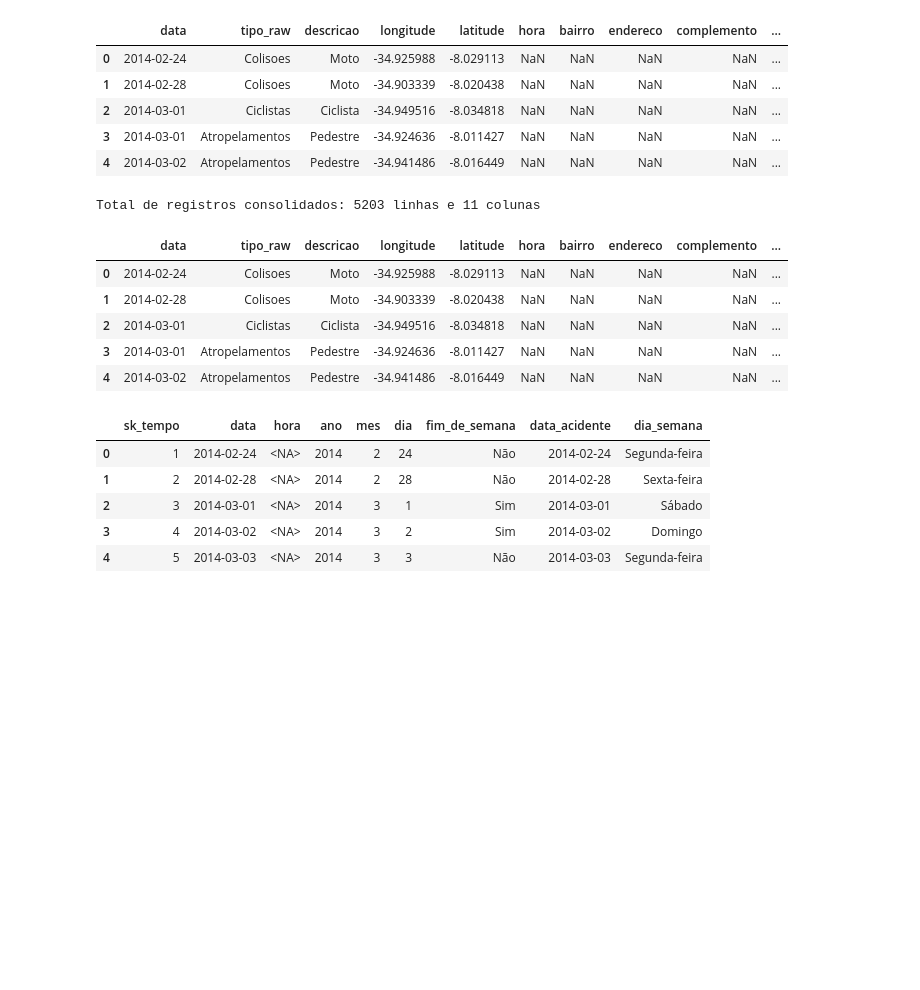
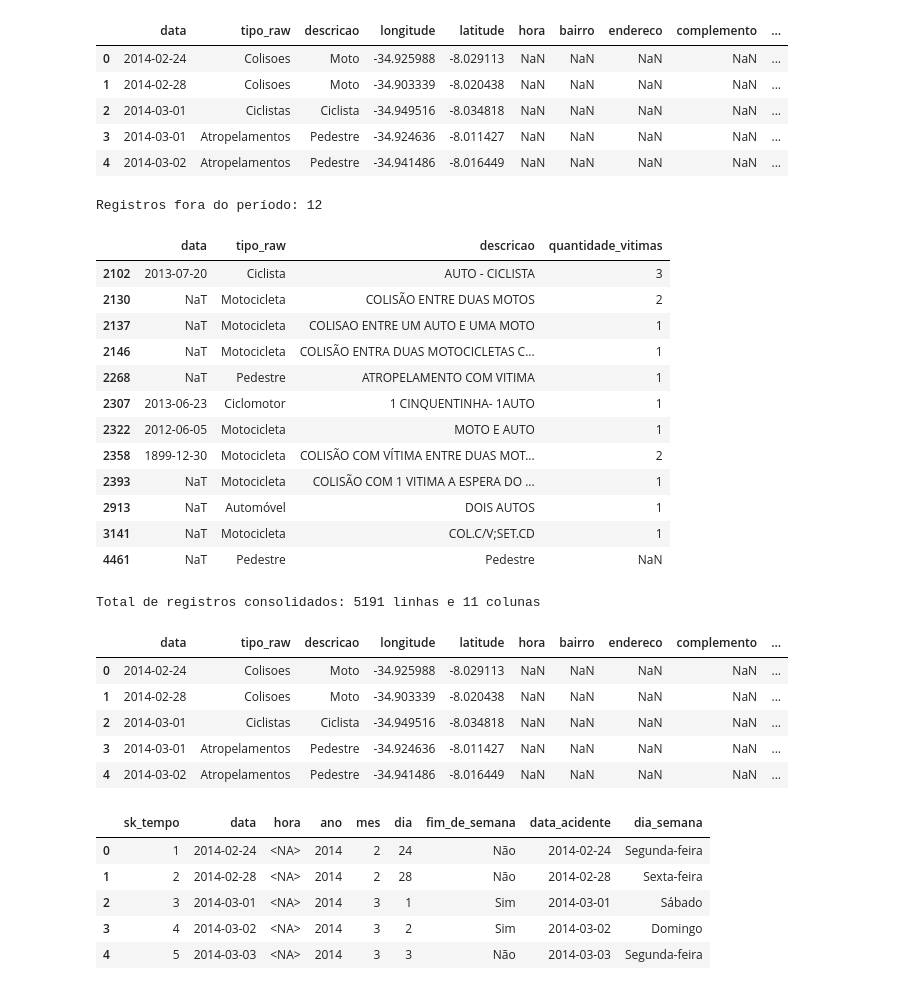
Before and after one commit to annecollier/Projeto-de-Integracao, a Jupyter notebook: pipelns/Pipeline_ETL_Acidentes.ipynb, the cells around one changed output. Cells and saved outputs as stored; diff of their text form; code cells hidden in the pictures; blank space fills up the shorter version.

```diff
--- a/pipelns/Pipeline_ETL_Acidentes.ipynb
+++ b/pipelns/Pipeline_ETL_Acidentes.ipynb
@@ -4,15 +9,15 @@ import pandas as pd
 import numpy as np
 
 #Alterar link de acordo com o caminho devido
-df_2014 = pd.read_csv('./data/2014/Acidentes-2014.csv', sep=';', encoding='utf-8')
-df_2015 = pd.read_csv('./data/2015/acidentes_2015.csv', sep=';', encoding='utf-8')
-df_2016 = pd.read_csv('./data/2016/acidentes_2016.csv', sep=';', encoding='utf-8')
+df_2014 = pd.read_csv('/content/drive/MyDrive/Projeto_integracao/data/Acidentes-2014.csv', sep=';', encoding='utf-8')
+df_2015 = pd.read_csv('/content/drive/MyDrive/Projeto_integracao/data/acidentes_2015.csv', sep=';', encoding='utf-8')
+df_2016 = pd.read_csv('/content/drive/MyDrive/Projeto_integracao/data/acidentes_2016.csv', sep=';', encoding='utf-8')
 
-df_janeiro_2015 = pd.read_csv('./data/2015/acidentes_janeiro_2015.csv', sep=',', encoding='utf-8')
-df_fevereiro_2015 = pd.read_csv('./data/2015/acidentes_fevereiro_2015.csv', sep=',', encoding='utf-8')
-df_marco_2015 = pd.read_csv('./data/2015/acidentes_marco_2015.csv', sep=',', encoding='utf-8')
-df_abril_2015 = pd.read_csv('./data/2015/acidentes_abril_2015.csv', sep=';', encoding='utf-8')
-df_maio_2015 = pd.read_csv('./data/2015/acidentes_maio_2015.csv', sep=';', encoding='utf-8')
+df_janeiro_2015 = pd.read_csv('/content/drive/MyDrive/Projeto_integracao/data/acidentes_janeiro_2015.csv', sep=',', encoding='utf-8')
+df_fevereiro_2015 = pd.read_csv('/content/drive/MyDrive/Projeto_integracao/data/acidentes_fevereiro_2015.csv', sep=',', encoding='utf-8')
+df_marco_2015 = pd.read_csv('/content/drive/MyDrive/Projeto_integracao/data/acidentes_marco_2015.csv', sep=',', encoding='utf-8')
+df_abril_2015 = pd.read_csv('/content/drive/MyDrive/Projeto_integracao/data/acidentes_abril_2015.csv', sep=';', encoding='utf-8')
+df_maio_2015 = pd.read_csv('/content/drive/MyDrive/Projeto_integracao/data/acidentes_maio_2015.csv', sep=';', encoding='utf-8')
 print("Bases carregadas com sucesso!")
 # %% [output]
 Bases carregadas com sucesso!
@@ -149,13 +154,44 @@ display(df_consolidado.head())
 | 2 | 2014-03-01 | Ciclistas | Ciclista | -34.949516 | -8.034818 | NaN | NaN | NaN | NaN | ... |
 | 3 | 2014-03-01 | Atropelamentos | Pedestre | -34.924636 | -8.011427 | NaN | NaN | NaN | NaN | ... |
 | 4 | 2014-03-02 | Atropelamentos | Pedestre | -34.941486 | -8.016449 | NaN | NaN | NaN | NaN | ... |
+# %%
+# =========================================================================
+# Remoção de datas anteriores a 2014
+# =========================================================================
+
+mask_periodo_valido = (
+    (df_consolidado['data'] >= pd.Timestamp('2014-01-01')) &
+    (df_consolidado['data'] < pd.Timestamp('2017-01-01'))
+)
+
+# Opcional: visualizar registros removidos
+registros_fora_periodo = df_consolidado[~mask_periodo_valido]
+print("Registros fora do período:", registros_fora_periodo.shape[0])
+display(registros_fora_periodo[['data', 'tipo_raw', 'descricao', 'quantidade_vitimas']].head(20))
+
+df_consolidado = df_consolidado[mask_periodo_valido].copy()
+# %% [output]
+Registros fora do período: 12
+|  | data | tipo_raw | descricao | quantidade_vitimas |
+| 2102 | 2013-07-20 | Ciclista | AUTO - CICLISTA | 3 |
+| 2130 | NaT | Motocicleta | COLISÃO ENTRE DUAS MOTOS | 2 |
+| 2137 | NaT | Motocicleta | COLISAO ENTRE UM AUTO E UMA MOTO | 1 |
+| 2146 | NaT | Motocicleta | COLISÃO ENTRA DUAS MOTOCICLETAS C... | 1 |
+| 2268 | NaT | Pedestre | ATROPELAMENTO COM VITIMA | 1 |
+| 2307 | 2013-06-23 | Ciclomotor | 1 CINQUENTINHA- 1AUTO | 1 |
+| 2322 | 2012-06-05 | Motocicleta | MOTO E AUTO | 1 |
+| 2358 | 1899-12-30 | Motocicleta | COLISÃO COM VÍTIMA ENTRE DUAS MOT... | 2 |
+| 2393 | NaT | Motocicleta | COLISÃO COM 1 VITIMA A ESPERA DO ... | 1 |
+| 2913 | NaT | Automóvel | DOIS AUTOS | 1 |
+| 3141 | NaT | Motocicleta | COL.C/V;SET.CD | 1 |
+| 4461 | NaT | Pedestre | Pedestre | NaN |
 # %%
 
 # Visualizando o tamanho da nova base e as primeiras linhas
 print(f"Total de registros consolidados: {df_consolidado.shape[0]} linhas e {df_consolidado.shape[1]} colunas")
 display(df_consolidado.head())
 # %% [output]
-Total de registros consolidados: 5203 linhas e 11 colunas
+Total de registros consolidados: 5191 linhas e 11 colunas
 |  | data | tipo_raw | descricao | longitude | latitude | hora | bairro | endereco | complemento | ... |
 | 0 | 2014-02-24 | Colisoes | Moto | -34.925988 | -8.029113 | NaN | NaN | NaN | NaN | ... |
 | 1 | 2014-02-28 | Colisoes | Moto | -34.903339 | -8.020438 | NaN | NaN | NaN | NaN | ... |
```
Also changed, not shown: parts of 8 cells of this notebook.
